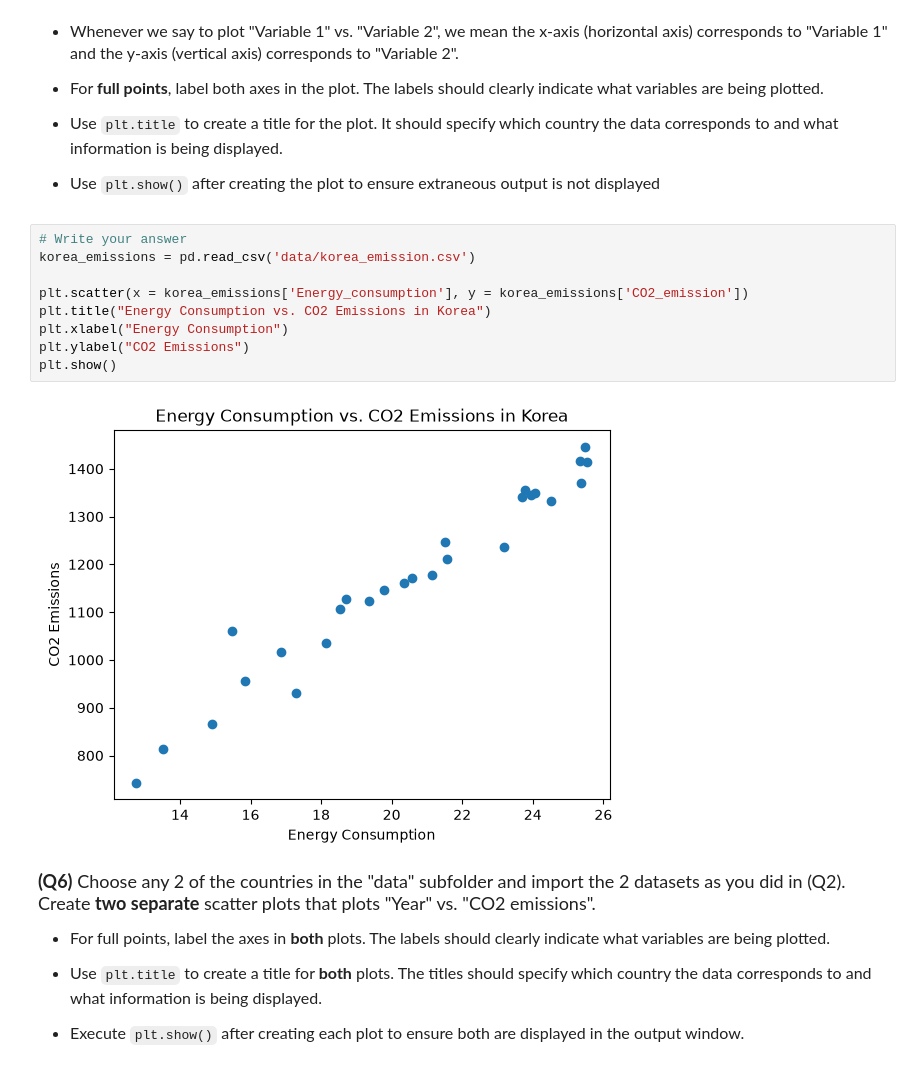
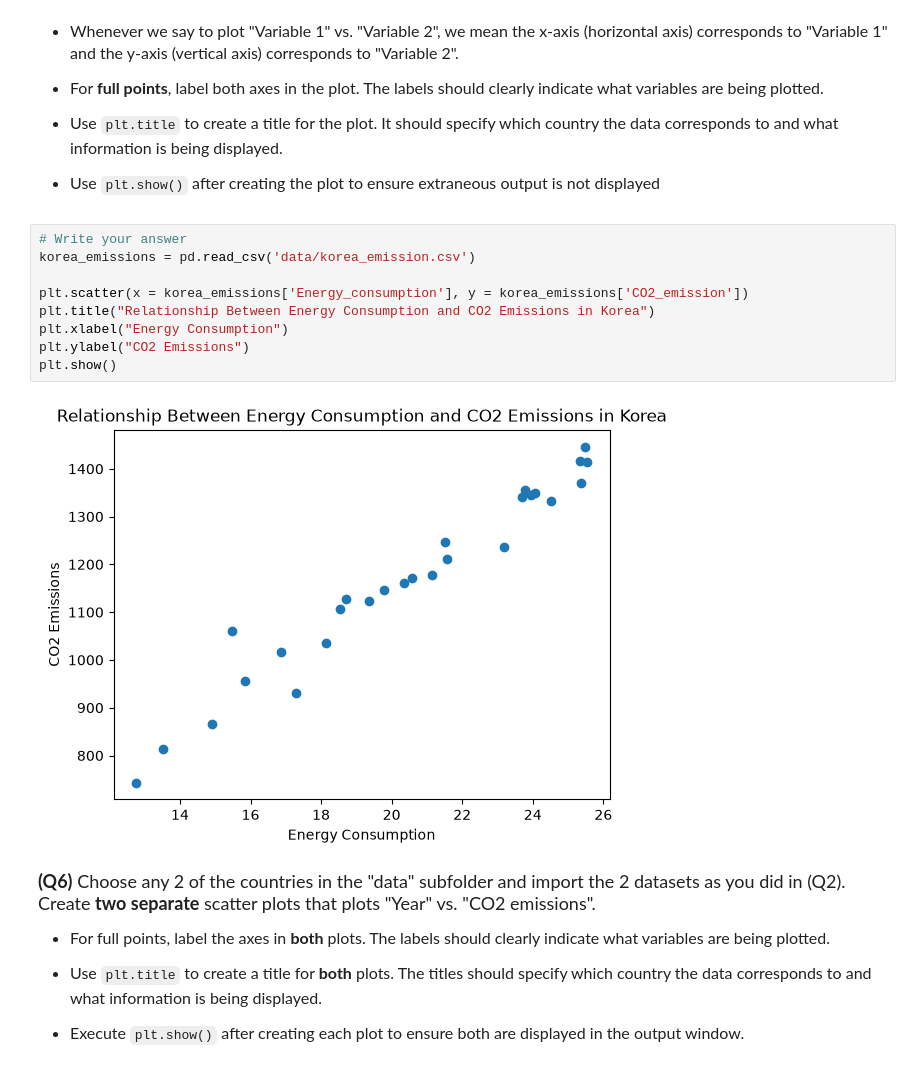
Before and after one commit to katiejoohongkang-cloud/datasci151fall2026, a Jupyter notebook: _assignments/assignment_2/Assignment2.ipynb, the cells around one changed output. Drawn from its saved outputs; the diff is of its cells as text.

```diff
--- a/_assignments/assignment_2/Assignment2.ipynb
+++ b/_assignments/assignment_2/Assignment2.ipynb
@@ -132,14 +132,14 @@ Name: CO2_emission, dtype: float64
 # %%
 # Write your answer
 korea_emissions = pd.read_csv('data/korea_emission.csv')
 
 plt.scatter(x = korea_emissions['Energy_consumption'], y = korea_emissions['CO2_emission'])
-plt.title("Energy Consumption vs. CO2 Emissions in Korea")
+plt.title("Relationship Between Energy Consumption and CO2 Emissions in Korea")
 plt.xlabel("Energy Consumption")
 plt.ylabel("CO2 Emissions")
 plt.show()
 # %% [output]
-[figure, old version]
+[figure, new version]
 # %% [markdown]
 <font size = "4">
 
```
Also changed, not shown: parts of 1 cell of this notebook.
